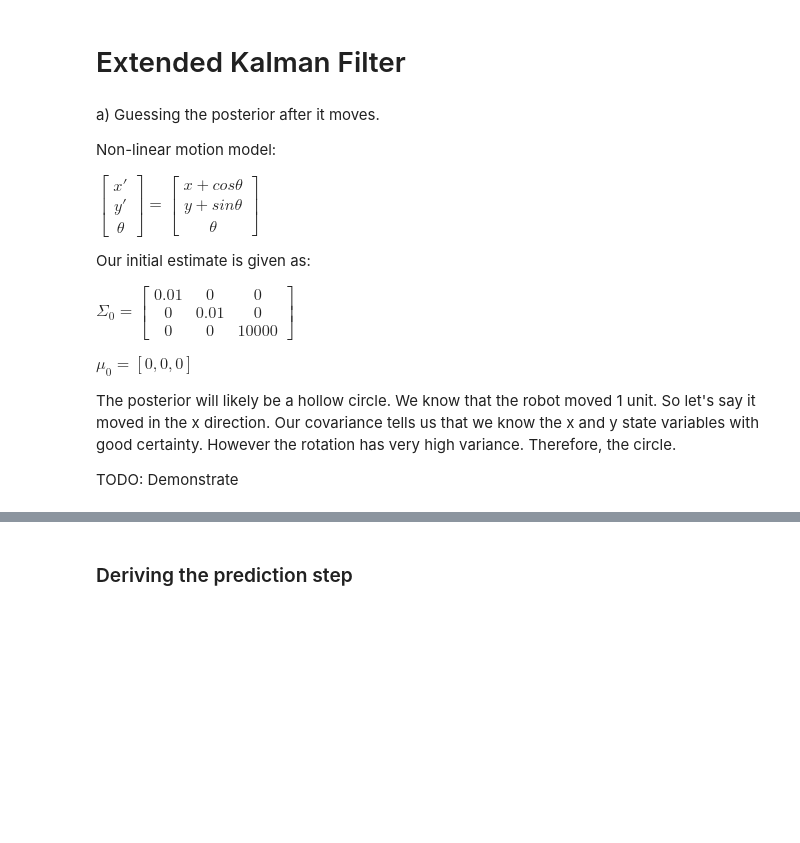
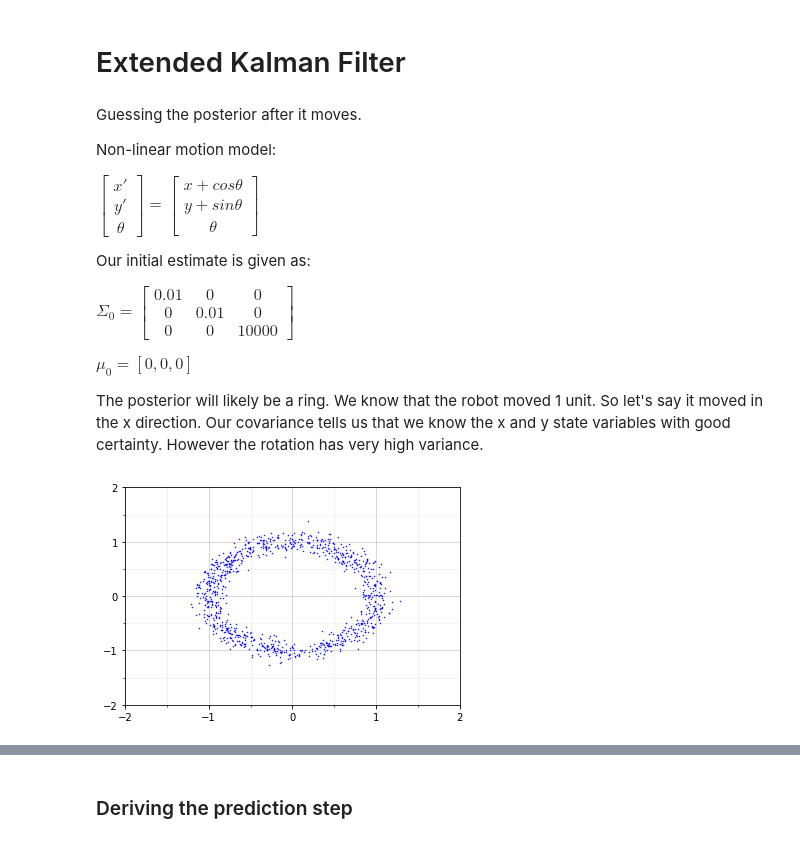
Before and after one commit to eanil/ProbabilisticRobotics, a Jupyter notebook: Chapter_3/Question_3.ipynb, the cells around one changed output, grey strips where cells are left out. Cells and saved outputs as stored; diff of their text form; code cells hidden in the pictures; blank space fills up the shorter version.

```diff
--- a/Chapter_3/Question_3.ipynb
+++ b/Chapter_3/Question_3.ipynb
@@ -1,7 +1,7 @@
 # %% [markdown]
 # Extended Kalman Filter
 # %% [markdown]
-a) Guessing the posterior after it moves.
+Guessing the posterior after it moves.
 
 Non-linear motion model:
 
@@ -14,6 +14,35 @@ $\Sigma_0 = \begin{bmatrix} 0.01 & 0 & 0 \\ 0 & 0.01 & 0 \\ 0 & 0 & 10000\end{bm
 $\mu_0 = [0,0,0]$
 
 
-The posterior will likely be a hollow circle. We know that the robot moved 1 unit. So let's say it moved in the x direction. Our covariance tells us that we know the x and y state variables with good certainty. However the rotation has very high variance. Therefore, the circle.
-
-TODO: Demonstrate
+The posterior will likely be a ring. We know that the robot moved 1 unit. So let's say it moved in the x direction. Our covariance tells us that we know the x and y state variables with good certainty. However the rotation has very high variance.
+# %%
+import numpy.random
+def SimulateMotion(meanTranslation, covTranslation, meanRotation, varRotation, sampleSize):
+    translation = numpy.random.multivariate_normal(meanTranslation, covTranslation, sampleSize)
+    rotation = numpy.random.multivariate_normal(meanRotation, numpy.identity(1)*varRotation, sampleSize)
+    return numpy.concatenate((
+        translation[:,0:1] + np.cos(rotation),
+        translation[:,1:2] + np.sin(rotation)), 1)
+# %%
+def plotSim(sim):
+    fig = plt.figure()
+    ax = fig.add_subplot(1, 1, 1)
+    plt.plot(sim[:,:1], sim[:,1:2], 'b.', markersize=1)
+
+    major_ticks = np.arange(-2, 2.5, 1)
+    minor_ticks = np.arange(-2, 2.5, 0.5)
+
+    ax.set_xticks(major_ticks)
+    ax.set_xticks(minor_ticks, minor=True)
+    ax.set_yticks(major_ticks)
+    ax.set_yticks(minor_ticks, minor=True)
+
+    ax.grid(which='both')
+    ax.grid(which='minor', alpha=0.2)
+    ax.grid(which='major', alpha=0.5)
+    plt.show()
+# %%
+sim = SimulateMotion(np.array([0,0]), np.array([[0.01, 0.],[0., 0.01]]), np.array([0]), np.array([10000]), 1000)
+plotSim(sim)
+# %% [output]
+[figure, added]
```
Also changed, not shown: parts of 23 cells of this notebook.
